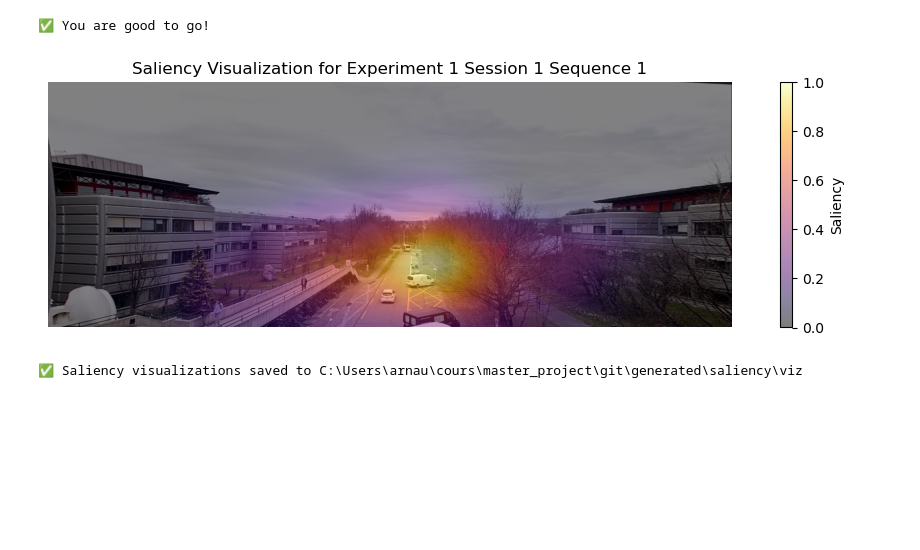
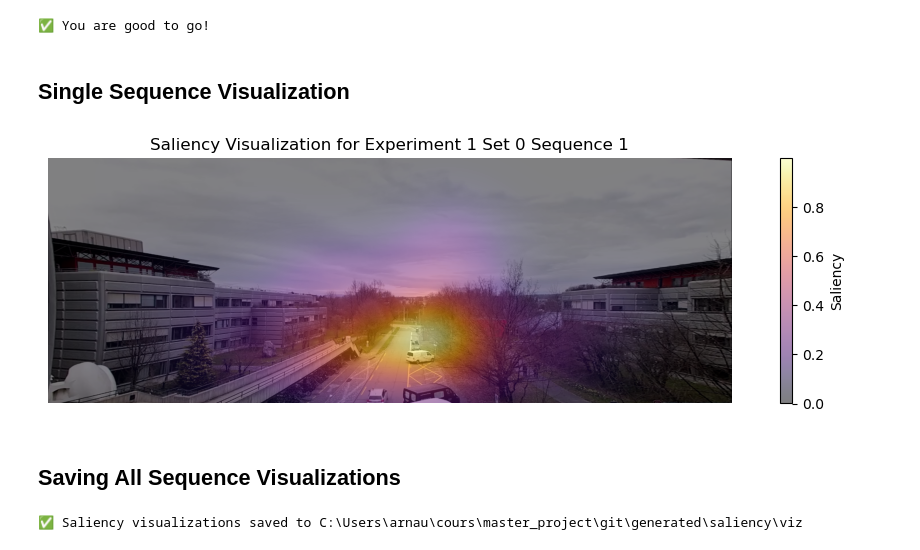
Before and after one commit to ArnaudPoletto/cs-599-window-views-visual-attention, a Jupyter notebook: notebooks/global_saliency_map.ipynb, the cells around one changed output. Drawn from its saved outputs; the diff is of its cells as text; code cells hidden in the pictures; blank space fills up the shorter version.

```diff
--- a/notebooks/global_saliency_map.ipynb
+++ b/notebooks/global_saliency_map.ipynb
@@ -29,22 +29,24 @@ else:
     print(f"✅ You are good to go!")
 # %% [output]
 ✅ You are good to go!
+# %% [markdown]
+## Single Sequence Visualization
 # %%
-def plot_saliency_visualization(experiment_id: int, session_id: int, sequence_id: int) -> None:
+def plot_saliency_visualization(experiment_id: int, set_id: int, sequence_id: int) -> None:
     """
-    Plot saliency visualization for a given experiment, session and sequence.
+    Plot saliency visualization for a given experiment, set and sequence.
 
     Args:
         experiment_id (int): The experiment ID.
-        session_id (int): The session ID.
+        set_id (int): The set ID.
         sequence_id (int): The sequence ID.
     """
-    session_str = get_session_str(experiment_id, session_id)
+    set_str = get_set_str(experiment_id, set_id)
     # Get image and saliency map
-    image_file_path = f"{IMAGES_PATH}/experiment{experiment_id}/{session_str}/scene{sequence_id}.png"
+    image_file_path = f"{IMAGES_PATH}/experiment{experiment_id}/{set_str}/scene{sequence_id}.png"
     image = cv2.imread(image_file_path)
-    saliency_map_file_path = f"{SALIENCY_MAP_PFM_PATH}/experiment{experiment_id}/{session_str}/scene{sequence_id}.pfm"
-    saliency_map = justpfm.read_pfm(file_name=saliency_map_file_path)
+    saliency_map_file_path = f"{SALIENCY_MAP_PFM_PATH}/experiment{experiment_id}/{set_str}/scene{sequence_id}.pfm"
+    saliency_map = justpfm.read_pfm(saliency_map_file_path)
     saliency_map = cv2.normalize(saliency_map, None, 0, 1, cv2.NORM_MINMAX)
 
     image = cv2.cvtColor(image, cv2.COLOR_BGR2RGB)
@@ -54,17 +56,19 @@ def plot_saliency_visualization(experiment_id: int, session_id: int, sequence_id
     plt.imshow(saliency_map, alpha=0.5, cmap="inferno")
     plt.axis("off")
     plt.colorbar(label="Saliency")
-    plt.title(f"Saliency Visualization for Experiment {experiment_id} Session {session_id} Sequence {sequence_id}")
+    plt.title(f"Saliency Visualization for Experiment {experiment_id} Set {set_id} Sequence {sequence_id}")
     plt.tight_layout()
     plt.show()
 # %%
 plot_saliency_visualization(
     experiment_id=1,
-    session_id=1,
+    set_id=0,
     sequence_id=1
 )
 # %% [output]
-[figure, old version]
+[figure, new version]
+# %% [markdown]
+## Saving All Sequence Visualizations
 # %%
 def save_saliency_visualizations() -> None:
     """
```
Also changed, not shown: parts of 2 cells of this notebook, 12 other files.
